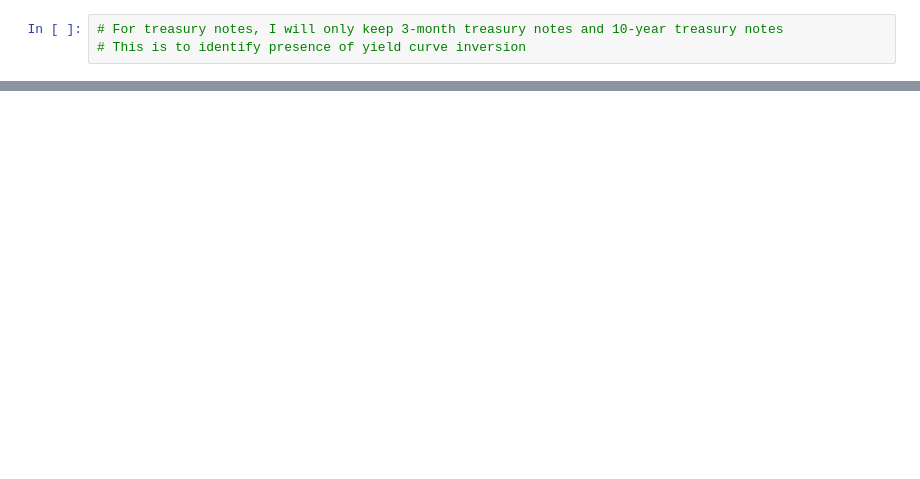
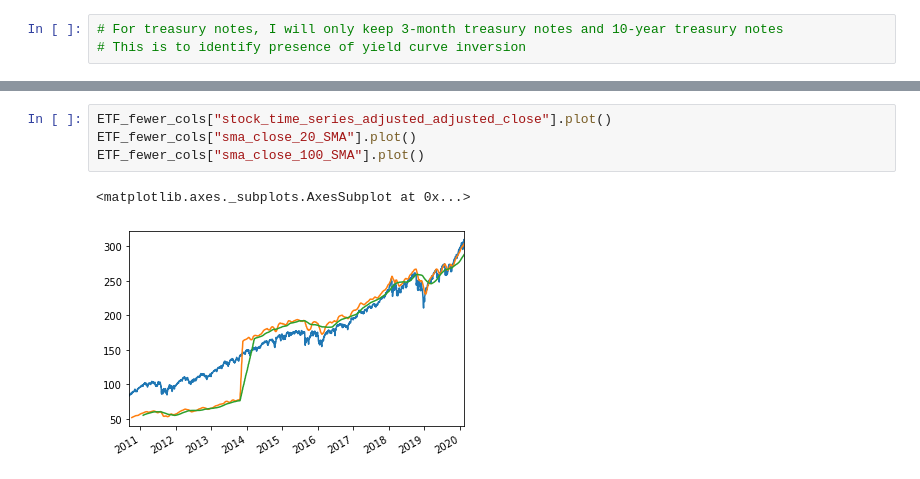
Before and after one commit to HaoxuanXu/Stock_Market_Trend_Prediction, a Jupyter notebook: Data_Cleaning.ipynb, the cells around one changed output, grey strips where cells are left out. Cells and saved outputs as stored; diff of their text form; blank space fills up the shorter version.

```diff
--- a/Data_Cleaning.ipynb
+++ b/Data_Cleaning.ipynb
@@ -147,0 +190,7 @@ It seems that the NA values for ten year treasury notes values occur at the same
+# %%
+ETF_fewer_cols["stock_time_series_adjusted_adjusted_close"].plot()
+ETF_fewer_cols["sma_close_20_SMA"].plot()
+ETF_fewer_cols["sma_close_100_SMA"].plot()
+# %% [output]
+<matplotlib.axes._subplots.AxesSubplot at 0x...>
+[figure, added]
```
Also changed, not shown: parts of 14 cells of this notebook, 2 other files.
